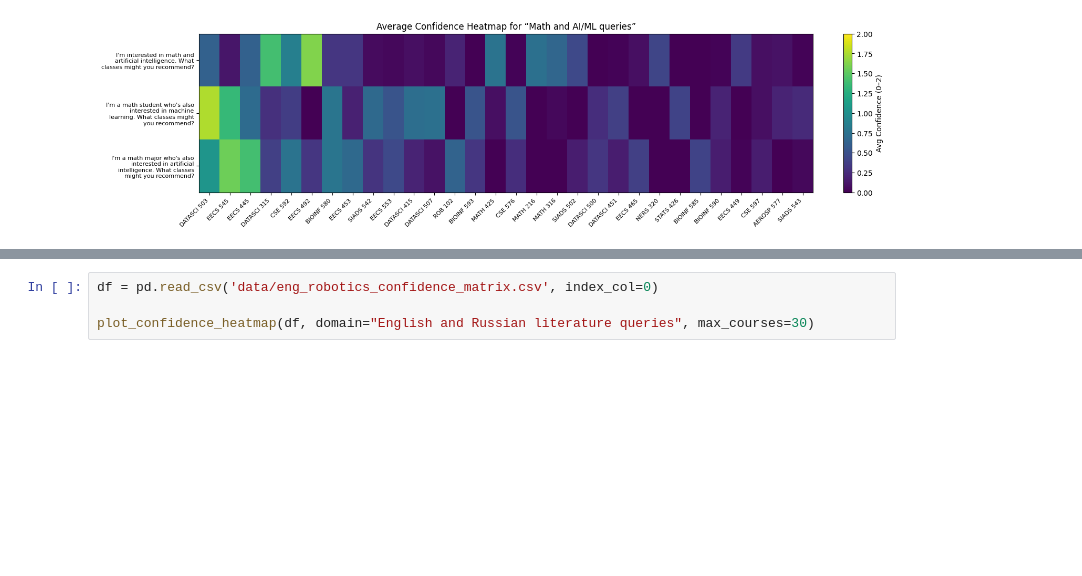
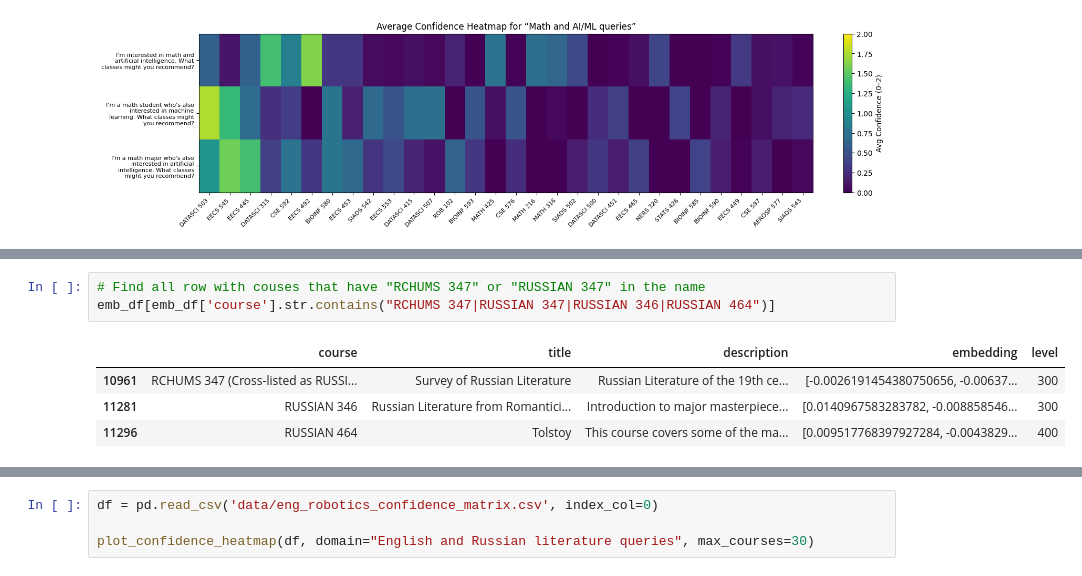
Before and after one commit to hughvd/UM-CAI-Fellowship, a Jupyter notebook: recommender/confidenceTesting.ipynb, the cells around one changed output, grey strips where cells are left out. Saved outputs shown, nothing was run; the diff lists cells and outputs as text; blank space fills up the shorter version.

```diff
--- a/recommender/confidenceTesting.ipynb
+++ b/recommender/confidenceTesting.ipynb
@@ -78,0 +105,8 @@ plot_confidence_heatmap(df, domain="Math and AI/ML queries", max_courses=30)
+# %%
+# Find all row with couses that have "RCHUMS 347" or "RUSSIAN 347" in the name
+emb_df[emb_df['course'].str.contains("RCHUMS 347|RUSSIAN 347|RUSSIAN 346|RUSSIAN 464")]
+# %% [output]
+|  | course | title | description | embedding | level |
+| 10961 | RCHUMS 347 (Cross-listed as RUSSI... | Survey of Russian Literature | Russian Literature of the 19th ce... | [-0.0026191454380750656, -0.00637... | 300 |
+| 11281 | RUSSIAN 346 | Russian Literature from Romantici... | Introduction to major masterpiece... | [0.0140967583283782, -0.008858546... | 300 |
+| 11296 | RUSSIAN 464 | Tolstoy | This course covers some of the ma... | [0.009517768397927284, -0.0043829... | 400 |
```
Also changed, not shown: parts of 5 cells of this notebook, 3 other files.
